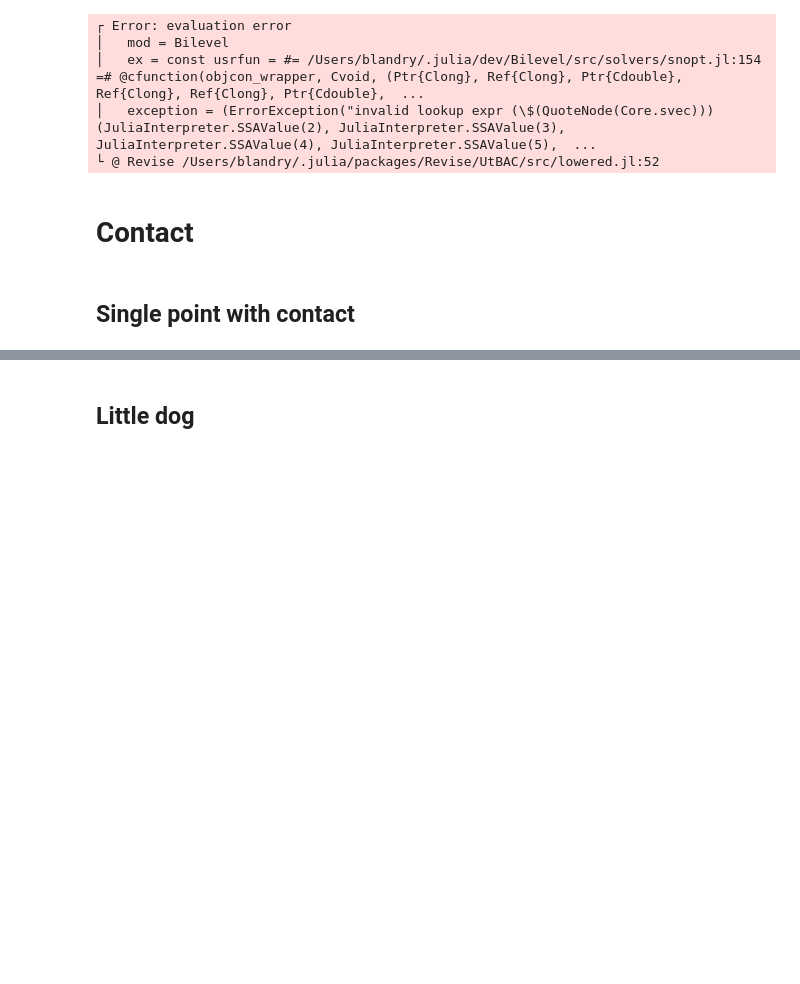
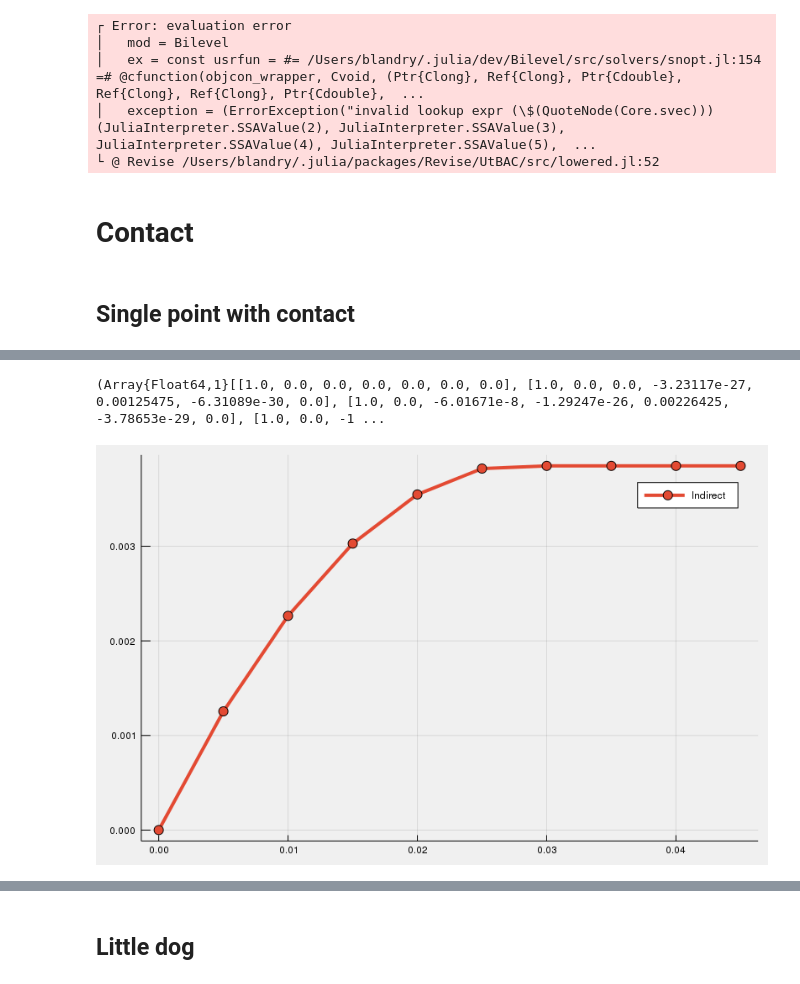
Before and after one commit to blandry/Bilevel.jl, a Jupyter notebook: notebooks/Trajectory Optimization.ipynb, the cells around one changed output, grey strips where cells are left out. Saved outputs shown, nothing was run; the diff lists cells and outputs as text; code cells hidden in the pictures; blank space fills up the shorter version.

Commit message:
good example of simple sliding bilevel problem

```diff
--- a/notebooks/Trajectory Optimization.ipynb
+++ b/notebooks/Trajectory Optimization.ipynb
@@ -41,0 +48,12 @@ env = Environment(mechanism, urdf, obstacles)
+# %%
+sim_data = get_sim_data_indirect(mechanism,env,.005,relax_comp=false)
+control! = (u,t,x) -> u[:] .= 0.
+state0 = MechanismState(mechanism)
+set_velocity!(state0, [0.,0.,0.,.3,0.,0.])
+sim = Bilevel.simulate(sim_data,control!,state0,10)
+# %% [output]
+(Array{Float64,1}[[1.0, 0.0, 0.0, 0.0, 0.0, 0.0, 0.0], [1.0, 0.0, 0.0, -3.23117e-27, 0.00125475, -6.31089e-30, 0.0], [1.0, 0.0, -6.01671e-8, -1.29247e-26, 0.00226425, -3.78653e-29, 0.0], [1.0, 0.0, -1 ...
+# %%
+plot(sim[6],sim[7][5,:],label="Indirect",seriescolor=RGB(((227,74,51) ./ 255.)...),linewidth=4,marker=6)
+# %% [output]
+[figure, added]
```
Also changed, not shown: parts of 11 cells of this notebook, 2 other files.
